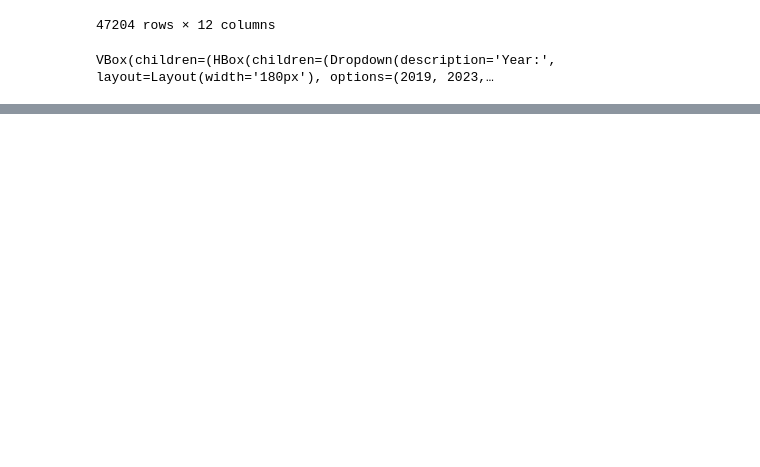
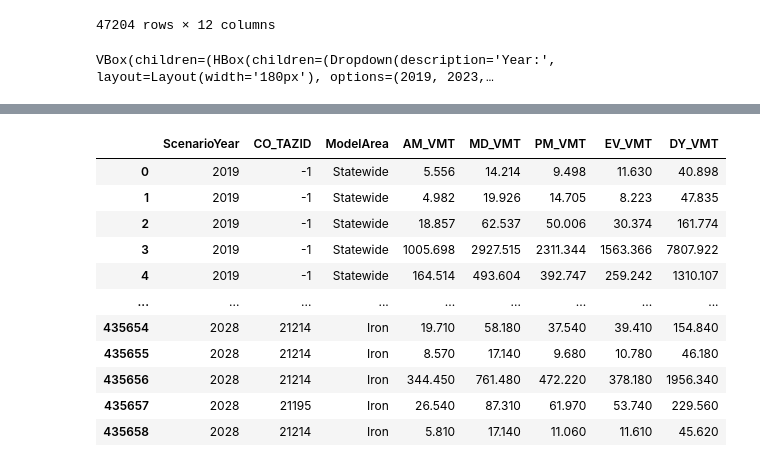
Before and after one commit to WFRCAnalytics/MAP-Statewide-ATO-VMT, a Jupyter notebook: understand-the-data.ipynb, the cells around one changed output, grey strips where cells are left out. Saved outputs shown, nothing was run; the diff lists cells and outputs as text; code cells hidden in the pictures; blank space fills up the shorter version.

```diff
--- a/understand-the-data.ipynb
+++ b/understand-the-data.ipynb
@@ -383,0 +382,82 @@ VBox(children=(HBox(children=(Dropdown(description='Year:', layout=Layout(width=
+# %%
+from pathlib import Path
+
+import geopandas as gpd
+import pandas as pd
+
+vmt_columns = ["CO_TAZID", "AM_VMT", "MD_VMT", "PM_VMT", "EV_VMT", "DY_VMT"]
+vmt_column_aliases = {
+    "CO_TAZID": ["CO_TAZID"],
+    "AM_VMT": ["AM_VMT", "VMT_AM"],
+    "MD_VMT": ["MD_VMT", "VMT_MD"],
+    "PM_VMT": ["PM_VMT", "VMT_PM"],
+    "EV_VMT": ["EV_VMT", "VMT_EV"],
+    "DY_VMT": ["DY_VMT", "VMT_DY"],
+}
+model_area_lookup = {
+    "0 - USTM": "Statewide",
+    "1 - WF": "Wasatch Front",
+    "2 - CA": "Cache",
+    "3 - DX": "Dixie",
+    "4 - WB": "Summit Wasatch",
+    "5 - IR": "Iron",
+}
+
+vmt_tables = []
+for dbf_path in sorted(Path("_data/raw").glob("*/*/assigned_net.dbf")):
+    scenario_year = int(dbf_path.parent.name)
+    model_area_folder = dbf_path.parents[1].name
+    model_area = model_area_lookup.get(model_area_folder, model_area_folder)
+
+    df_vmt = gpd.read_file(dbf_path, ignore_geometry=True)
+
+    # Some subarea DBFs use VMT_AM-style names instead of AM_VMT-style names.
+    source_columns = {}
+    missing_columns = []
+    for output_col, candidate_cols in vmt_column_aliases.items():
+        source_col = next(
+            (
+                candidate_col
+                for candidate_col in candidate_cols
+                if candidate_col in df_vmt.columns
+            ),
+            None,
+        )
+        if source_col is None:
+            missing_columns.append(output_col)
+        else:
+            source_columns[output_col] = source_col
+
+    if missing_columns:
+        raise ValueError(f"{dbf_path} is missing columns: {missing_columns}")
+
+    df_vmt = df_vmt[[source_columns[col] for col in vmt_columns]].rename(
+        columns={
+            source_col: output_col for output_col, source_col in source_columns.items()
+        }
+    )
+    df_vmt["ScenarioYear"] = scenario_year
+    df_vmt["ModelArea"] = model_area
+    vmt_tables.append(df_vmt)
+
+df_combined_vmt = pd.concat(vmt_tables, ignore_index=True)
+
+first_cols = ["ScenarioYear", "CO_TAZID", "ModelArea"]
+df_combined_vmt = df_combined_vmt[
+    first_cols + [col for col in vmt_columns if col not in first_cols]
+]
+
+df_combined_vmt
+# %% [output]
+|  | ScenarioYear | CO_TAZID | ModelArea | AM_VMT | MD_VMT | PM_VMT | EV_VMT | DY_VMT |
+| 0 | 2019 | -1 | Statewide | 5.556 | 14.214 | 9.498 | 11.630 | 40.898 |
+| 1 | 2019 | -1 | Statewide | 4.982 | 19.926 | 14.705 | 8.223 | 47.835 |
+| 2 | 2019 | -1 | Statewide | 18.857 | 62.537 | 50.006 | 30.374 | 161.774 |
+| 3 | 2019 | -1 | Statewide | 1005.698 | 2927.515 | 2311.344 | 1563.366 | 7807.922 |
+| 4 | 2019 | -1 | Statewide | 164.514 | 493.604 | 392.747 | 259.242 | 1310.107 |
+| ... | ... | ... | ... | ... | ... | ... | ... | ... |
+| 435654 | 2028 | 21214 | Iron | 19.710 | 58.180 | 37.540 | 39.410 | 154.840 |
+| 435655 | 2028 | 21214 | Iron | 8.570 | 17.140 | 9.680 | 10.780 | 46.180 |
+| 435656 | 2028 | 21214 | Iron | 344.450 | 761.480 | 472.220 | 378.180 | 1956.340 |
+| 435657 | 2028 | 21195 | Iron | 26.540 | 87.310 | 61.970 | 53.740 | 229.560 |
+| 435658 | 2028 | 21214 | Iron | 5.810 | 17.140 | 11.060 | 11.610 | 45.620 |
```
Also changed, not shown: parts of 4 cells of this notebook, 28 other files.
